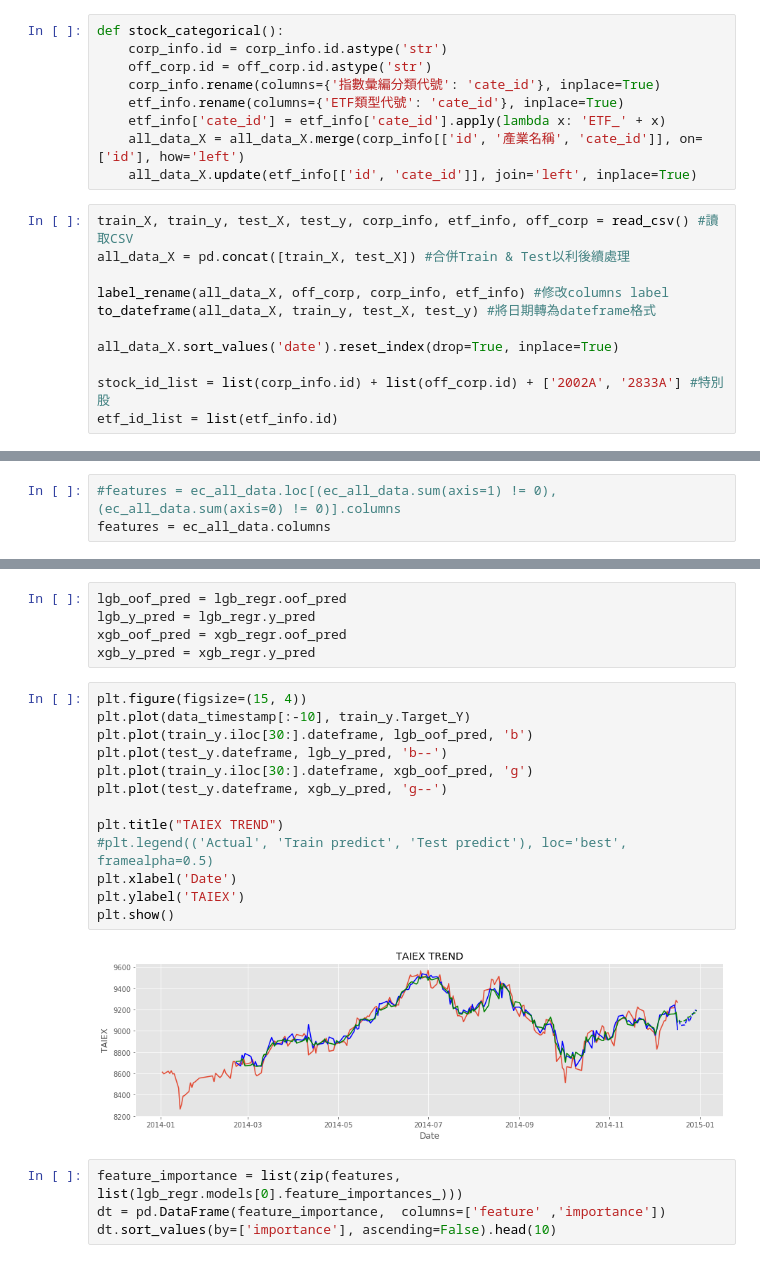
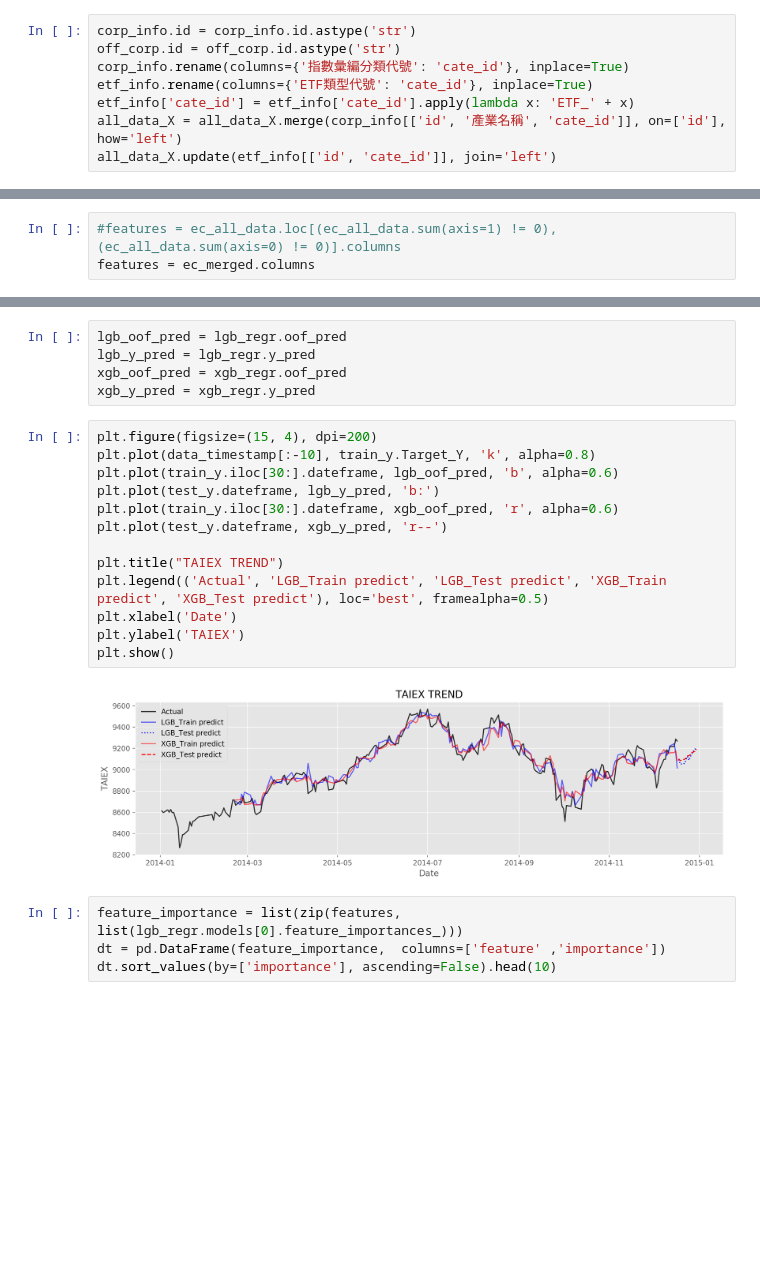
Before and after one commit to BridgeBaby/KaggleCompe, a Jupyter notebook: stock_prediction/stock_prediction.ipynb, the cells around one changed output, grey strips where cells are left out. Cells and saved outputs as stored; diff of their text form; blank space fills up the shorter version.

```diff
--- a/stock_prediction/stock_prediction.ipynb
+++ b/stock_prediction/stock_prediction.ipynb
@@ -87,20 +115,8 @@ def to_dateframe(*dfs):
 # %%
-def stock_categorical():
-    corp_info.id = corp_info.id.astype('str')
-    off_corp.id = off_corp.id.astype('str')
-    corp_info.rename(columns={'指數彙編分類代號': 'cate_id'}, inplace=True)
-    etf_info.rename(columns={'ETF類型代號': 'cate_id'}, inplace=True)
-    etf_info['cate_id'] = etf_info['cate_id'].apply(lambda x: 'ETF_' + x)
-    all_data_X = all_data_X.merge(corp_info[['id', '產業名稱', 'cate_id']], on=['id'], how='left')
-    all_data_X.update(etf_info[['id', 'cate_id']], join='left', inplace=True)
+corp_info.id = corp_info.id.astype('str')
+off_corp.id = off_corp.id.astype('str')
+corp_info.rename(columns={'指數彙編分類代號': 'cate_id'}, inplace=True)
+etf_info.rename(columns={'ETF類型代號': 'cate_id'}, inplace=True)
+etf_info['cate_id'] = etf_info['cate_id'].apply(lambda x: 'ETF_' + x)
+all_data_X = all_data_X.merge(corp_info[['id', '產業名稱', 'cate_id']], on=['id'], how='left')
+all_data_X.update(etf_info[['id', 'cate_id']], join='left')
-# %%
-train_X, train_y, test_X, test_y, corp_info, etf_info, off_corp = read_csv() #讀取CSV
-all_data_X = pd.concat([train_X, test_X]) #合併Train & Test以利後續處理
-
-label_rename(all_data_X, off_corp, corp_info, etf_info) #修改columns label
-to_dateframe(all_data_X, train_y, test_X, test_y) #將日期轉為dateframe格式
-
-all_data_X.sort_values('date').reset_index(drop=True, inplace=True)
-
-stock_id_list = list(corp_info.id) + list(off_corp.id) + ['2002A', '2833A'] #特別股
-etf_id_list = list(etf_info.id)
@@ -367,7 +406,7 @@ ec_test = ec_merged.tail(10).reset_index()
 ec_train = ec_merged.iloc[30: -10].reset_index()
 # %%
 #features = ec_all_data.loc[(ec_all_data.sum(axis=1) != 0), (ec_all_data.sum(axis=0) != 0)].columns
-features = ec_all_data.columns
+features = ec_merged.columns
 # %%
 #標準化
 sc = StandardScaler()
@@ -402,20 +441,20 @@ lgb_y_pred = lgb_regr.y_pred
 xgb_oof_pred = xgb_regr.oof_pred
 xgb_y_pred = xgb_regr.y_pred
 # %%
-plt.figure(figsize=(15, 4))
-plt.plot(data_timestamp[:-10], train_y.Target_Y)
-plt.plot(train_y.iloc[30:].dateframe, lgb_oof_pred, 'b')
-plt.plot(test_y.dateframe, lgb_y_pred, 'b--')
-plt.plot(train_y.iloc[30:].dateframe, xgb_oof_pred, 'g')
-plt.plot(test_y.dateframe, xgb_y_pred, 'g--')
+plt.figure(figsize=(15, 4), dpi=200)
+plt.plot(data_timestamp[:-10], train_y.Target_Y, 'k', alpha=0.8)
+plt.plot(train_y.iloc[30:].dateframe, lgb_oof_pred, 'b', alpha=0.6)
+plt.plot(test_y.dateframe, lgb_y_pred, 'b:')
+plt.plot(train_y.iloc[30:].dateframe, xgb_oof_pred, 'r', alpha=0.6)
+plt.plot(test_y.dateframe, xgb_y_pred, 'r--')
 
 plt.title("TAIEX TREND")
-#plt.legend(('Actual', 'Train predict', 'Test predict'), loc='best', framealpha=0.5)
+plt.legend(('Actual', 'LGB_Train predict', 'LGB_Test predict', 'XGB_Train predict', 'XGB_Test predict'), loc='best', framealpha=0.5)
 plt.xlabel('Date')
 plt.ylabel('TAIEX')
 plt.show()
 # %% [output]
-[figure, old version]
+[figure, new version]
 # %%
 feature_importance = list(zip(features, list(lgb_regr.models[0].feature_importances_)))
 dt = pd.DataFrame(feature_importance,  columns=['feature' ,'importance'])
```
Also changed, not shown: parts of 25 cells of this notebook.
